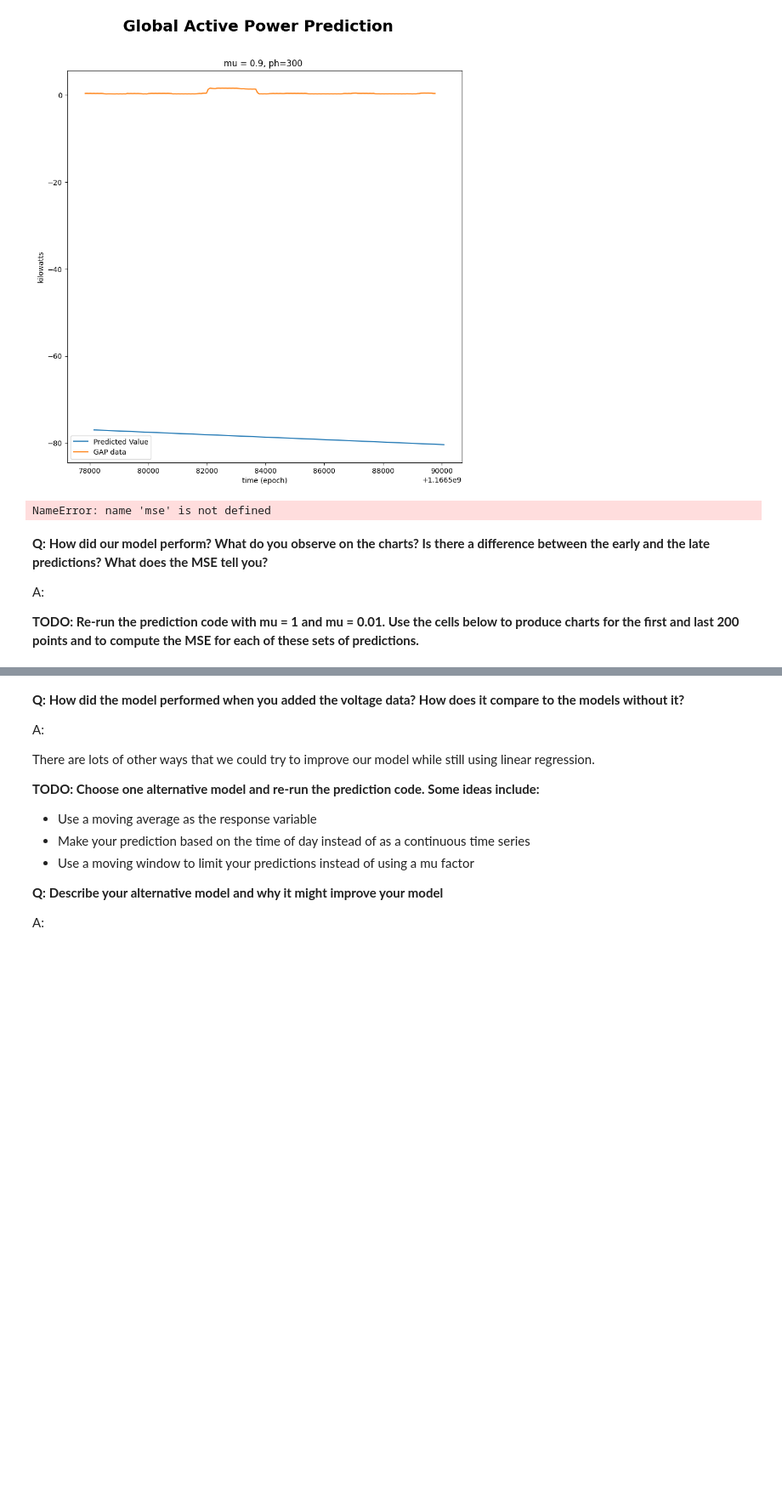
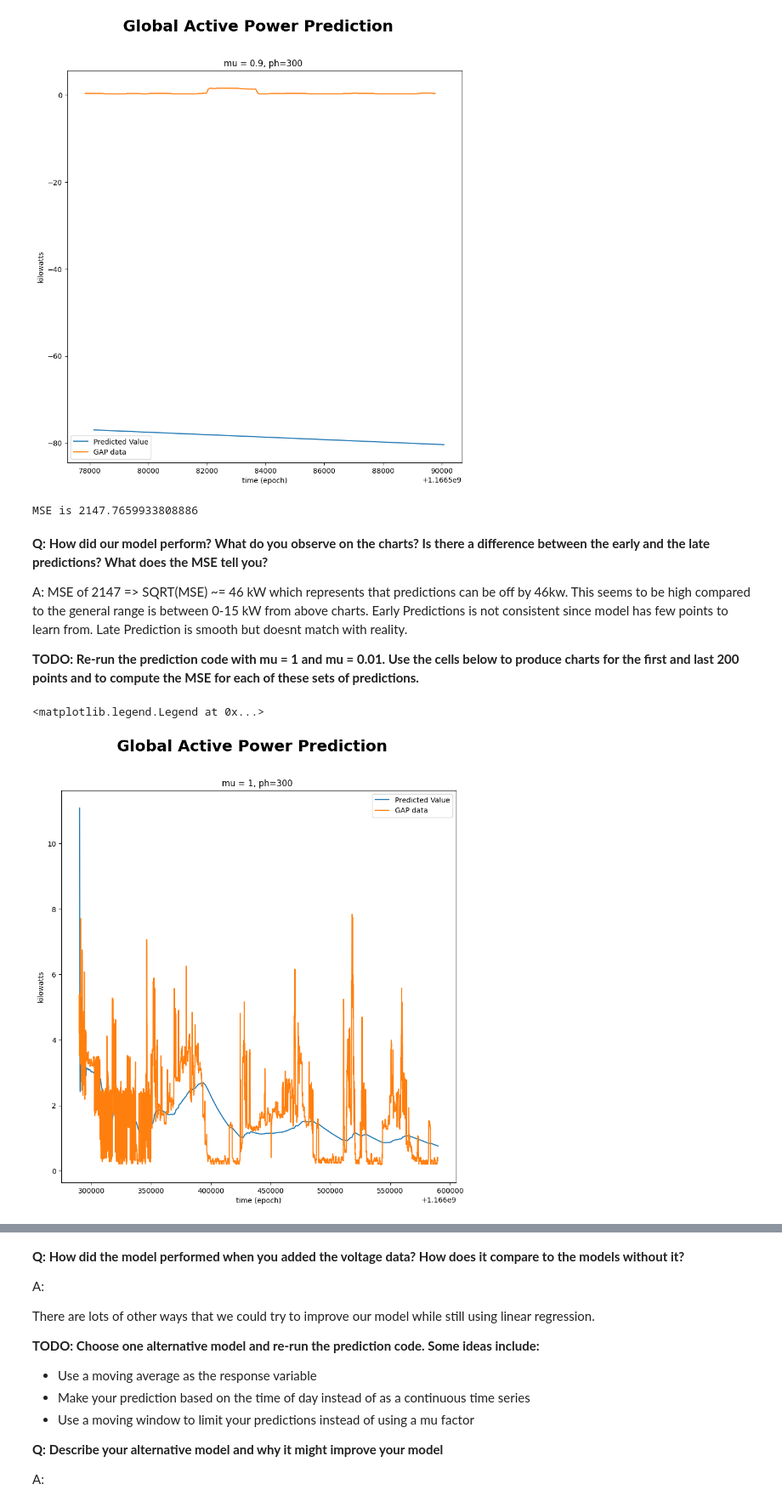
Before and after one commit to BPALAN-USD/AAI-530, a Jupyter notebook: AAI530_Assignment3_BhavinPalan.ipynb, the cells around one changed output, grey strips where cells are left out. Shown at 85% size. Cells and saved outputs as stored; diff of their text form; code cells hidden in the pictures; blank space fills up the shorter version.

```diff
--- a/AAI530_Assignment3_BhavinPalan.ipynb
+++ b/AAI530_Assignment3_BhavinPalan.ipynb
@@ -113,7 +118,7 @@ ys = pd.DataFrame(df.Global_active_power)
 
 ph = 5 * 60 #5 minutes
 data_resolution = 60
-ph_index = ph/data_resolution  #ph/data resolution (how many timesteps is our ph?)
+ph_index = ph // data_resolution  #ph/data resolution (how many timesteps is our ph?)
 mu = 0.9
 
 #let's limit the number of samples in our model to 5000 just for speed
@@ -237,10 +242,10 @@ plt.show()
 #Calculate MSE of predictions
 print("MSE is", mse(ys['Global_active_power'][ph_index:5000+ph_index-1],yp_pred))
 # %% [output]
-NameError: name 'mse' is not defined
+MSE is 2147.7659933808886
 # %% [markdown]
 **Q: How did our model perform? What do you observe on the charts? Is there a difference between the early and the late predictions? What does the MSE tell you?**
 
-A:
+A: MSE of 2147 => SQRT(MSE) ~= 46 kW which represents that predictions can be off by 46kw. This seems to be high compared to the general range is between 0-15 kW from above charts. Early Predictions is not consistent since model has few points to learn from. Late Prediction is smooth but doesnt match with reality.
 
 **TODO: Re-run the prediction code with mu = 1 and mu = 0.01. Use the cells below to produce charts for the first and last 200 points and to compute the MSE for each of these sets of predictions.**
@@ -252,0 +252,58 @@ A:
+# %%
+#Re-run prediction code for mu = 1
+
+ts = pd.DataFrame(df.unix)
+ys = pd.DataFrame(df.Global_active_power)
+
+ph = 5 * 60 #5 minutes
+data_resolution = 60
+ph_index = ph // data_resolution  #ph/data resolution (how many timesteps is our ph?)
+mu = 1
+
+#let's limit the number of samples in our model to 5000 just for speed
+n_s = 5000
+
+# Arrays to hold predicted values
+tp_pred = np.zeros(n_s-1)
+yp_pred = np.zeros(n_s-1)
+
+# At every iteration of the for loop a new data sample is acquired
+for i in range(2, n_s+1):# start out with 2 leading datapoints
+    #get x and y data "available" for our prediction
+    ts_tmp = ts.iloc[:i].values.reshape(-1, 1)
+    ys_tmp = ys.iloc[:i].values.ravel()
+    ns = len(ys_tmp)
+
+
+    weights = np.ones(ns)*mu
+    for k in range(ns):
+        #adjust weights to be downweighted according to their timestep away from our prediction
+        weights[k] = mu ** (ns - k - 1)
+    weights = np.flip(weights, 0)
+
+    #perform linear regression on "available" data using the mu-adjusted weights
+    lm_tmp = LinearRegression()
+    model_tmp = lm_tmp.fit(ts_tmp, ys_tmp, sample_weight=weights)
+
+    #store model coefficients and intercepts to compute prediction
+    m_tmp = model_tmp.coef_[0]
+    q_tmp = model_tmp.intercept_
+
+    #use ph to make the model prediction according to the prediction time
+    tp = ts.iloc[i - 1].values[0] + ph_index * 60
+    yp = m_tmp * tp + q_tmp
+
+    tp_pred[i-2] = tp
+    yp_pred[i-2] = yp
+
+fig, ax = plt.subplots(figsize=(10,10))
+fig.suptitle('Global Active Power Prediction', fontsize=22, fontweight='bold')
+ax.set_title('mu = %g, ph=%g ' %(mu, ph))
+ax.plot(tp_pred, yp_pred, label='Predicted Value')
+ax.plot(ts.iloc[0:n_s,0], ys.iloc[0:n_s,0], label='GAP data')
+ax.set_xlabel('time (epoch)')
+ax.set_ylabel('kilowatts')
+ax.legend()
+# %% [output]
+<matplotlib.legend.Legend at 0x...>
+[figure, added]
```
Also changed, not shown: parts of 17 cells of this notebook.
